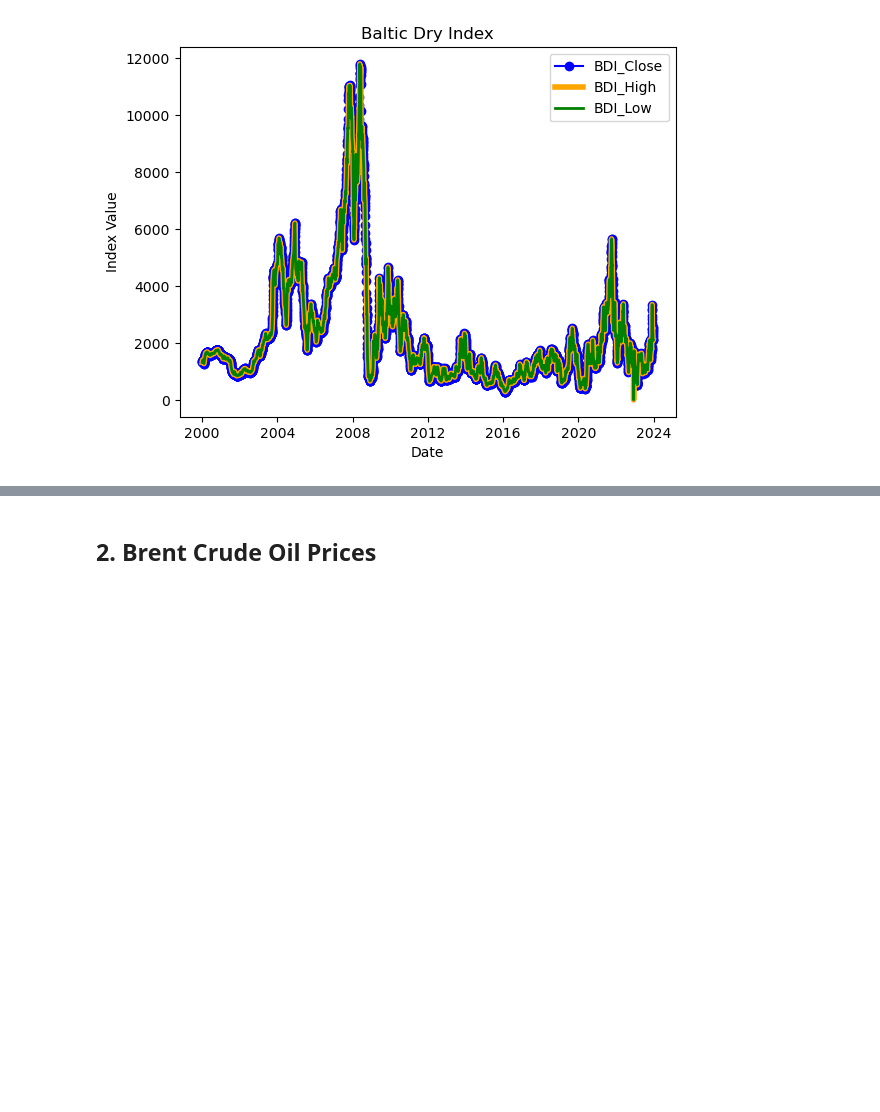
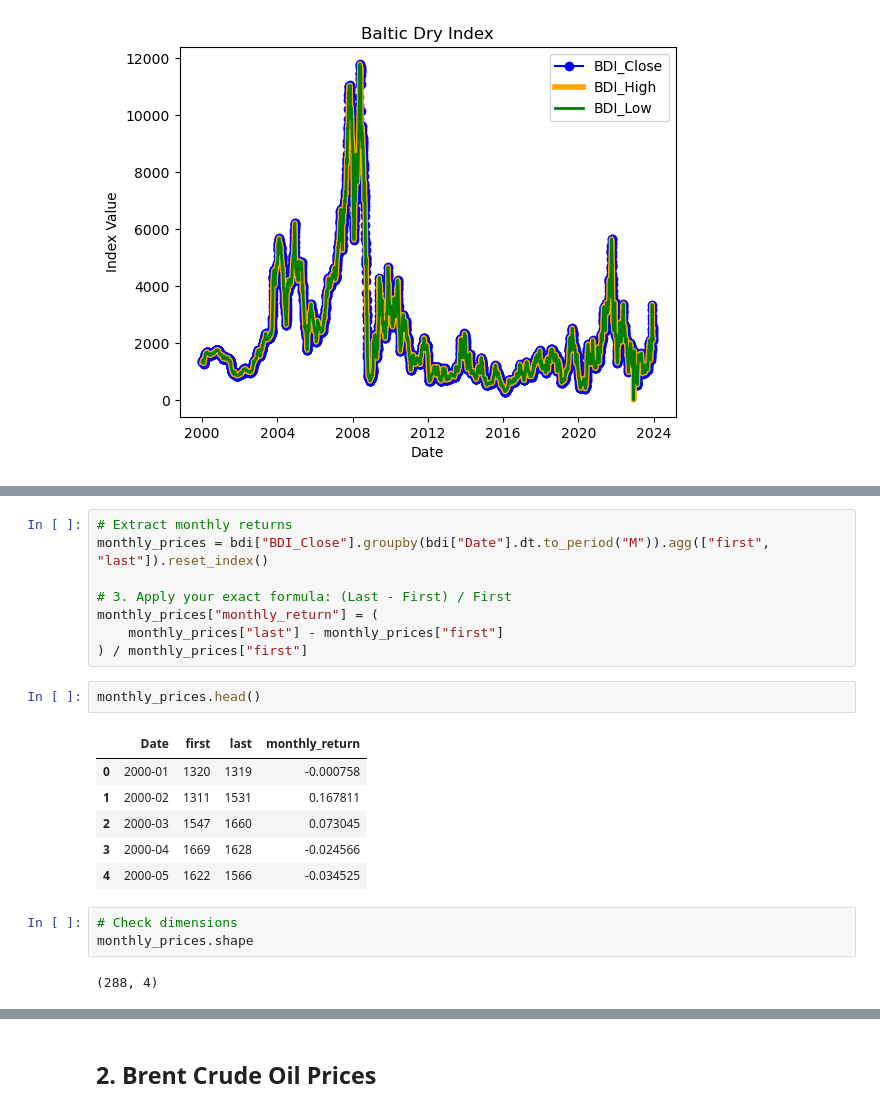
Before and after one commit to GorataB/Hackathon_PolyglotPioneers, a Jupyter notebook: Data Cleaning.ipynb, the cells around one changed output, grey strips where cells are left out. Saved outputs shown, nothing was run; the diff lists cells and outputs as text; blank space fills up the shorter version.

```diff
--- a/Data Cleaning.ipynb
+++ b/Data Cleaning.ipynb
@@ -119,0 +152,22 @@ plt.show()
+# %%
+# Extract monthly returns
+monthly_prices = bdi["BDI_Close"].groupby(bdi["Date"].dt.to_period("M")).agg(["first", "last"]).reset_index()
+
+# 3. Apply your exact formula: (Last - First) / First
+monthly_prices["monthly_return"] = (
+    monthly_prices["last"] - monthly_prices["first"]
+) / monthly_prices["first"]
+# %%
+monthly_prices.head()
+# %% [output]
+|  | Date | first | last | monthly_return |
+| 0 | 2000-01 | 1320 | 1319 | -0.000758 |
+| 1 | 2000-02 | 1311 | 1531 | 0.167811 |
+| 2 | 2000-03 | 1547 | 1660 | 0.073045 |
+| 3 | 2000-04 | 1669 | 1628 | -0.024566 |
+| 4 | 2000-05 | 1622 | 1566 | -0.034525 |
+# %%
+# Check dimensions
+monthly_prices.shape
+# %% [output]
+(288, 4)
```
Also changed, not shown: parts of 10 cells of this notebook.
